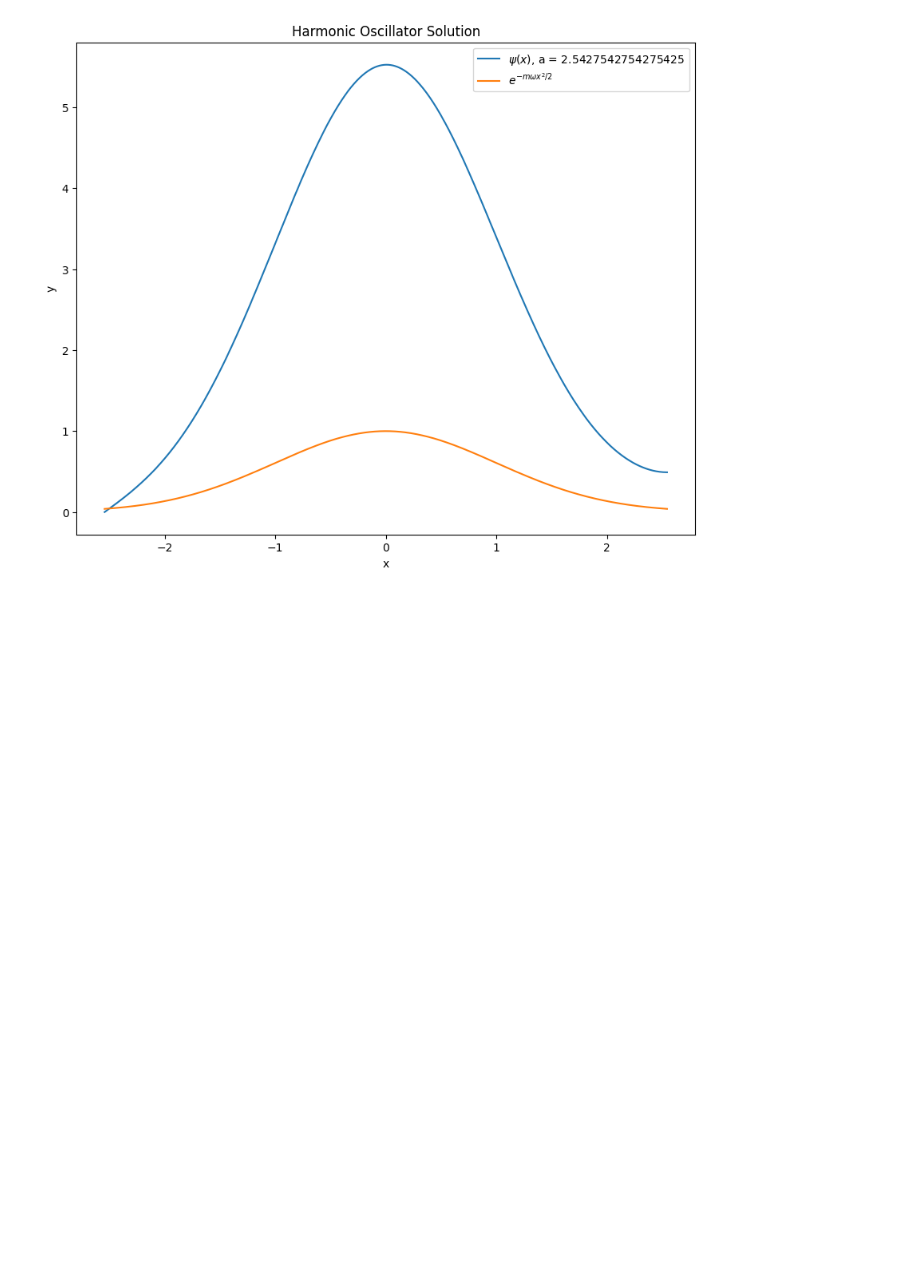
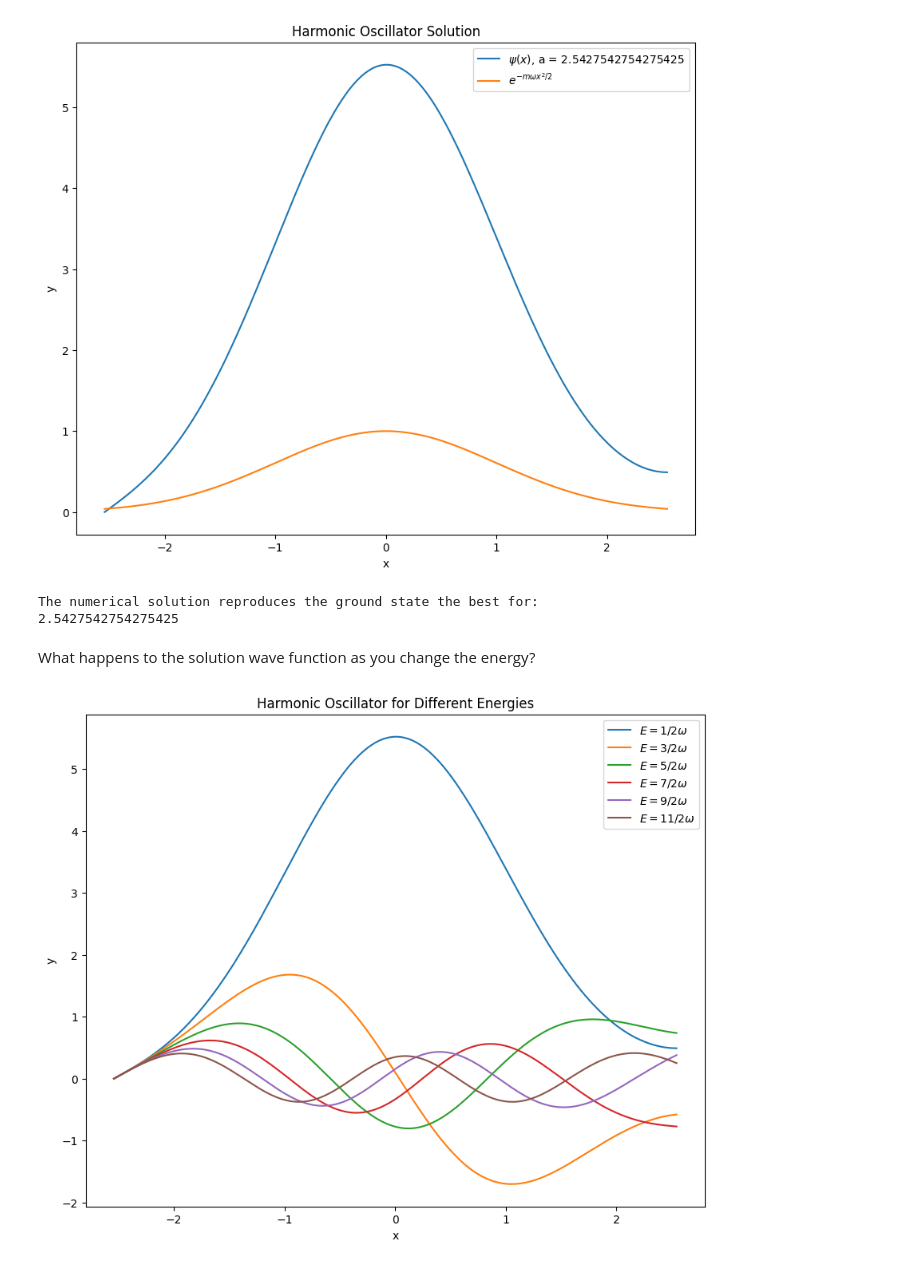
Before and after one commit to HannaKarwowska/HW2-Numerical-Methods, a Jupyter notebook: HW2.ipynb, the cells around one changed output. Drawn from its saved outputs; the diff is of its cells as text; code cells hidden in the pictures; blank space fills up the shorter version.

```diff
--- a/HW2.ipynb
+++ b/HW2.ipynb
@@ -202,3 +202,25 @@ plt.savefig("harmonic_oscillator_3.png")
 plt.show()
 # %% [output]
 [figure]
+# %%
+print("The numerical solution reproduces the ground state the best for:")
+print(optimal_a[0])
+# %% [output]
+The numerical solution reproduces the ground state the best for:
+2.5427542754275425
+# %% [markdown]
+What happens to the solution wave function as you change the energy?
+# %%
+#Plots for different energies
+fig,ax = plt.subplots(figsize=(10, 8))
+for i in range(0,6):
+    X7,dP7,P7 = RK4_solver(psi_a,d_psi_a,-optimal_a,optimal_a,V2,w*(1+2*i)/2,m)
+    ax.plot(X7,P7, label = f"$E = {1+2*i}/2 \omega $")
+ax.set_xlabel("x")
+ax.set_ylabel("y")
+ax.set_title("Harmonic Oscillator for Different Energies")
+ax.legend()
+plt.savefig("harmonic_oscillator_4.png")
+plt.show()
+# %% [output]
+[figure, added]
```
Also changed, not shown: 1 other file.
